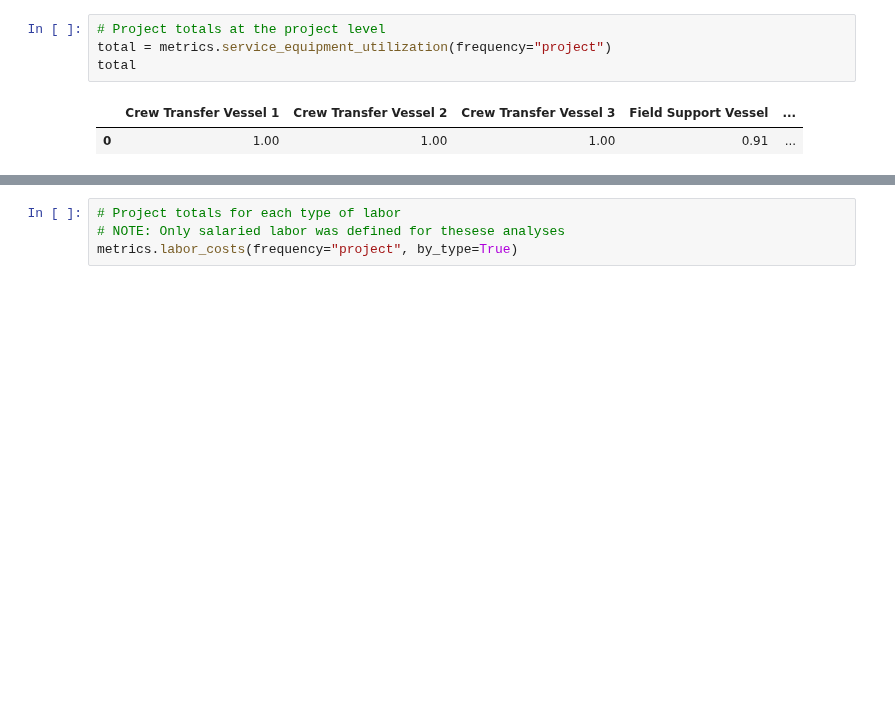
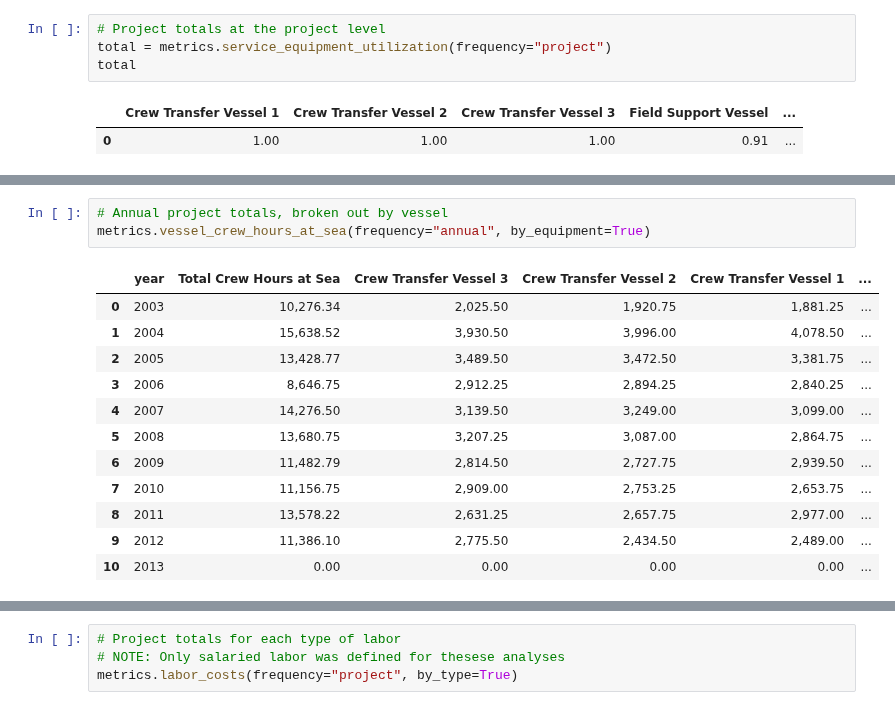
Before and after one commit to WISDEM/WOMBAT, a Jupyter notebook: docs/source/examples/metrics_demonstration.ipynb, the cells around one changed output, grey strips where cells are left out. Drawn from its saved outputs; the diff is of its cells as text; blank space fills up the shorter version.

```diff
--- a/docs/source/examples/metrics_demonstration.ipynb
+++ b/docs/source/examples/metrics_demonstration.ipynb
@@ -419,0 +477,16 @@ total
+# %%
+# Annual project totals, broken out by vessel
+metrics.vessel_crew_hours_at_sea(frequency="annual", by_equipment=True)
+# %% [output]
+|  | year | Total Crew Hours at Sea | Crew Transfer Vessel 3 | Crew Transfer Vessel 2 | Crew Transfer Vessel 1 | ... |
+| 0 | 2003 | 10,276.34 | 2,025.50 | 1,920.75 | 1,881.25 | ... |
+| 1 | 2004 | 15,638.52 | 3,930.50 | 3,996.00 | 4,078.50 | ... |
+| 2 | 2005 | 13,428.77 | 3,489.50 | 3,472.50 | 3,381.75 | ... |
+| 3 | 2006 | 8,646.75 | 2,912.25 | 2,894.25 | 2,840.25 | ... |
+| 4 | 2007 | 14,276.50 | 3,139.50 | 3,249.00 | 3,099.00 | ... |
+| 5 | 2008 | 13,680.75 | 3,207.25 | 3,087.00 | 2,864.75 | ... |
+| 6 | 2009 | 11,482.79 | 2,814.50 | 2,727.75 | 2,939.50 | ... |
+| 7 | 2010 | 11,156.75 | 2,909.00 | 2,753.25 | 2,653.75 | ... |
+| 8 | 2011 | 13,578.22 | 2,631.25 | 2,657.75 | 2,977.00 | ... |
+| 9 | 2012 | 11,386.10 | 2,775.50 | 2,434.50 | 2,489.00 | ... |
+| 10 | 2013 | 0.00 | 0.00 | 0.00 | 0.00 | ... |
```
Also changed, not shown: parts of 70 cells of this notebook, 1 other file.
